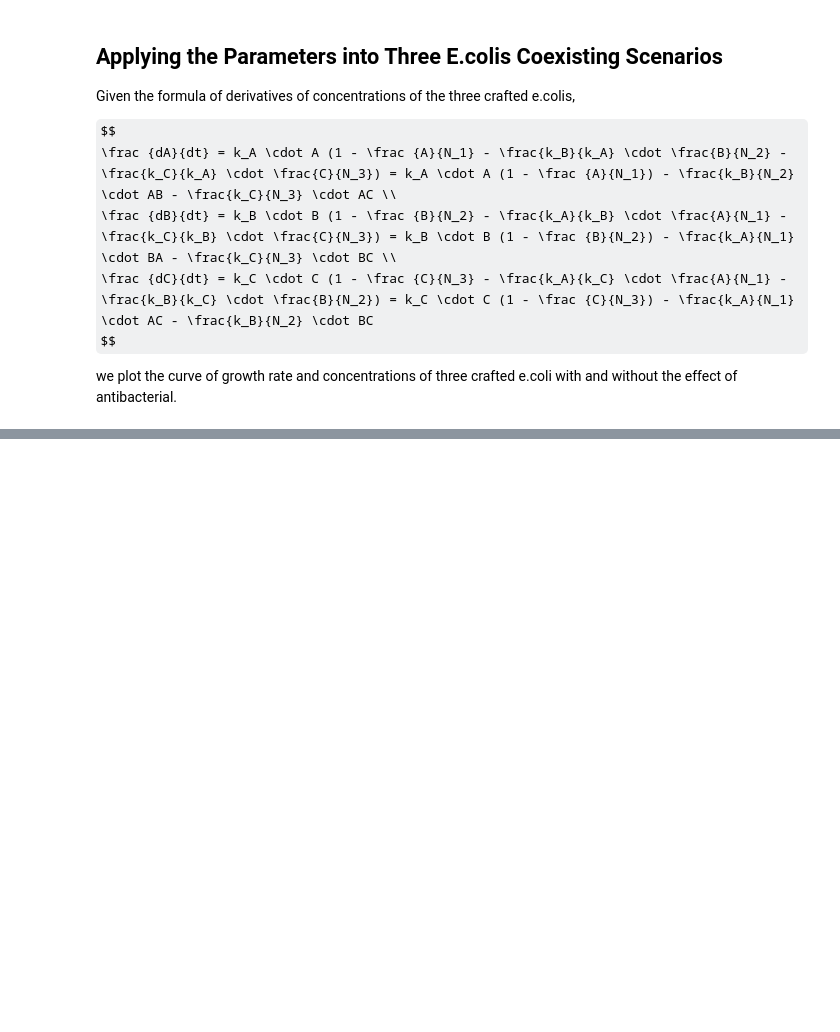
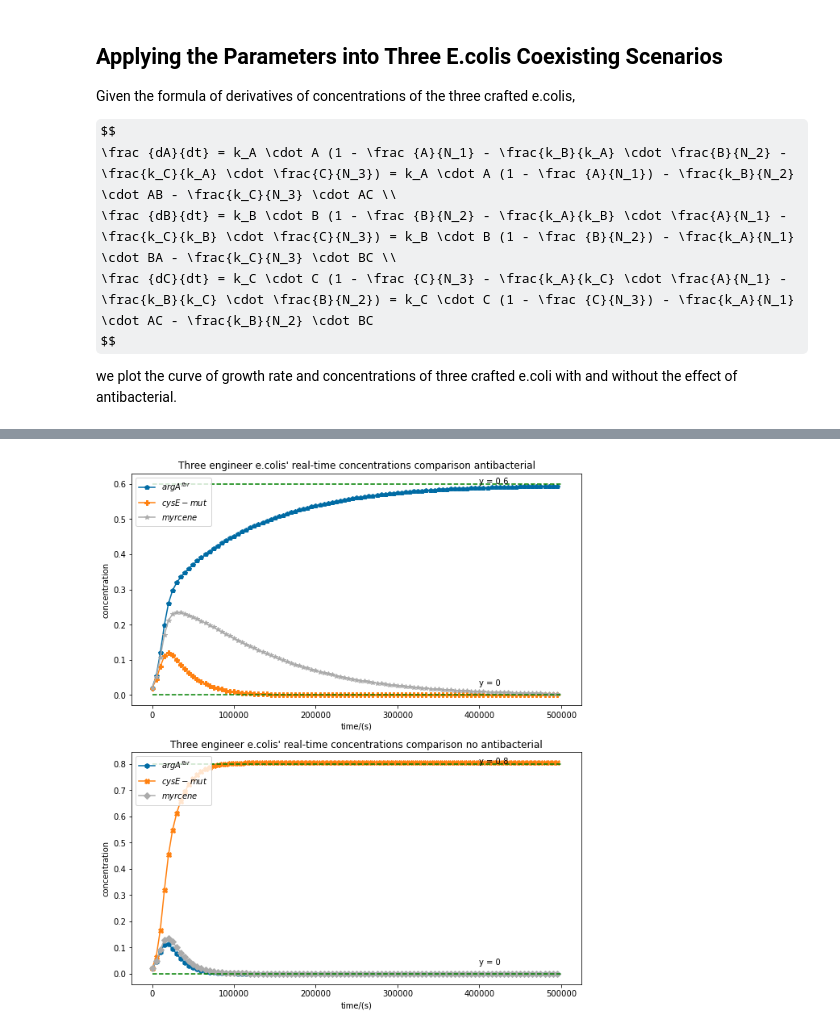
Before and after one commit to jasonliuuu/igem-model, a Jupyter notebook: main.ipynb, the cells around one changed output, grey strips where cells are left out. Saved outputs shown, nothing was run; the diff lists cells and outputs as text; code cells hidden in the pictures; some formulas as TeX source; blank space fills up the shorter version.

```diff
--- a/main.ipynb
+++ b/main.ipynb
@@ -294,0 +296,52 @@ _ = ax2.legend(loc=2)
+# %%
+t = np.arange(0,500000,5000)
+
+def deriv(w,t,ka,kb,kc,n1,n2,n3,offset1=0,offset2=0):
+    x,y,z = w
+    y+=offset1
+    z+=offset2
+    return np.array([ka*(1-x/n1)*x-kb*y*x/n2-kc*x*z/n3,
+                     kb*(1-y/n2)*y-ka*y*x/n1-kc*y*z/n3,
+                     kc*(1-z/n3)*z-ka*z*x/n1-kb*y*z/n2])
+
+fig = plt.figure(figsize=(10, 18))
+plt.subplots_adjust(hspace=0.2)
+
+ax1 = fig.add_subplot(3,1,1)
+p = ret_data['k'][:3] + ret_data['N_m'][:3] + [0.02,0.02,0.02]
+ka,kb,kc,n1,n2,n3,x0,y0,z0=p
+yinit = np.array([x0,y0,z0]) # initial vals
+yyy1 = odeint(deriv,yinit,t,args=(ka,kb,kc,n1,n2,n3))
+ax1.plot(t,yyy1[:,0],marker = next(markers),label="$argA^{fbr}$")
+ax1.plot(t,yyy1[:,1],marker = next(markers),label="$cysE-mut$")
+ax1.plot(t,yyy1[:,2],marker = next(markers),label="$myrcene$")
+ax1.plot([0,500000],[0.6,0.6],"g--")
+ax1.plot([0,500000],[0,0],"g--")
+ax1.text(400000,0.6,'y = 0.6')
+ax1.text(400000,0,'y = 0\n')
+ax1.set_xlabel('time/(s)')
+ax1.set_ylabel('concentration')
+ax1.set_title('Three engineer e.colis\' real-time concentrations comparison antibacterial')
+_ = ax1.legend(loc=2)
+
+
+ax2 = fig.add_subplot(3,1,2)
+
+p = ret_data['k'][3:] + ret_data['N_m'][3:] + [0.02,0.02,0.02]
+
+ka,kb,kc,n1,n2,n3,x0,y0,z0=p
+yinit = np.array([x0,y0,z0]) # initial vals
+yyy2 = odeint(deriv,yinit,t,args=(ka,kb,kc,n1,n2,n3))
+ax2.plot(t,yyy2[:,0],marker = next(markers),label="$argA^{fbr}$")
+ax2.plot(t,yyy2[:,1],marker = next(markers),label="$cysE-mut$")
+ax2.plot(t,yyy2[:,2],marker = next(markers),label="$myrcene$")
+ax2.plot([0,500000],[0.8,0.8],"g--")
+ax2.plot([0,500000],[0,0],"g--")
+ax2.text(400000,0.8,'y = 0.8')
+ax2.text(400000,0,'y = 0\n')
+ax2.set_xlabel('time/(s)')
+ax2.set_ylabel('concentration')
+ax2.set_title('Three engineer e.colis\' real-time concentrations comparison no antibacterial')
+_ = ax2.legend(loc=2)
+# %% [output]
+[figure, added]
```
Also changed, not shown: parts of 11 cells of this notebook, 7 other files.
